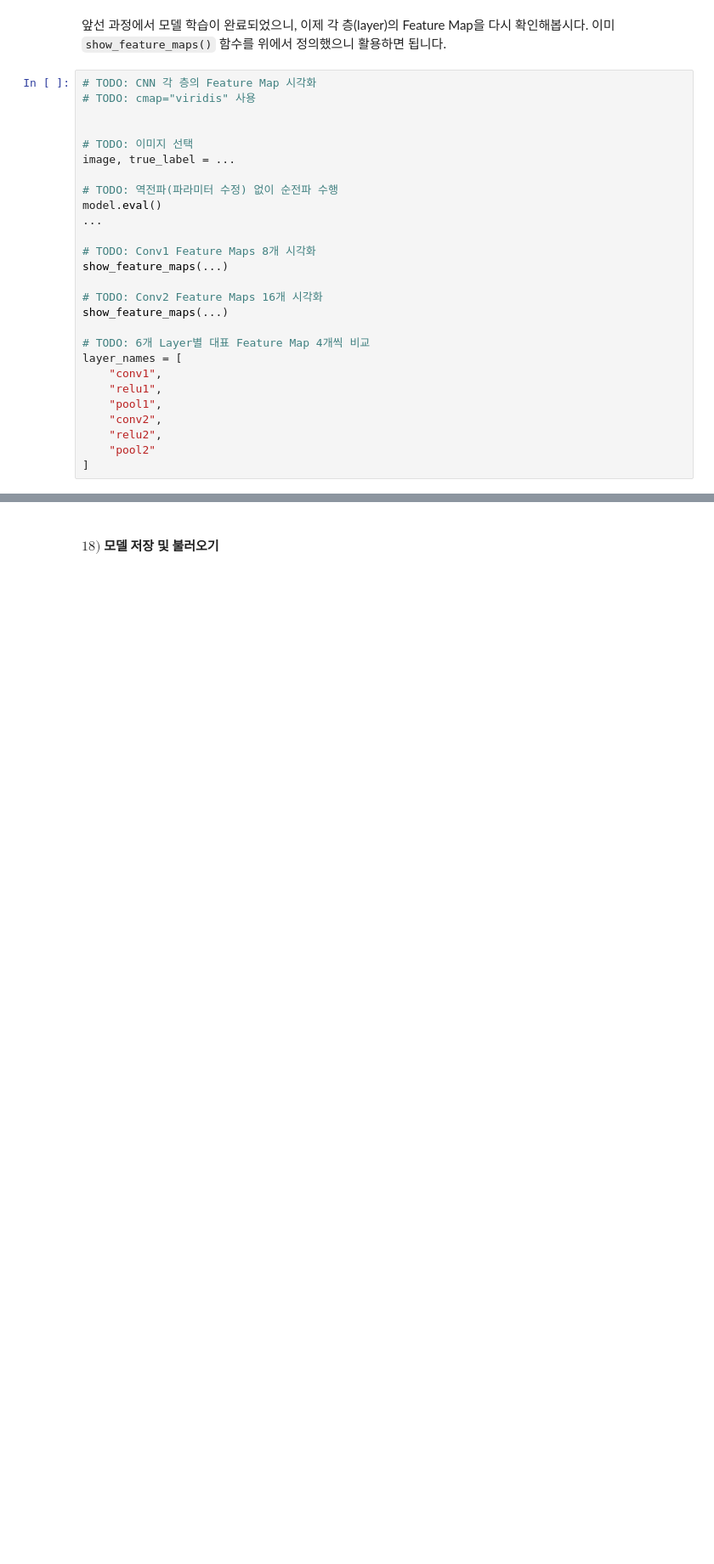
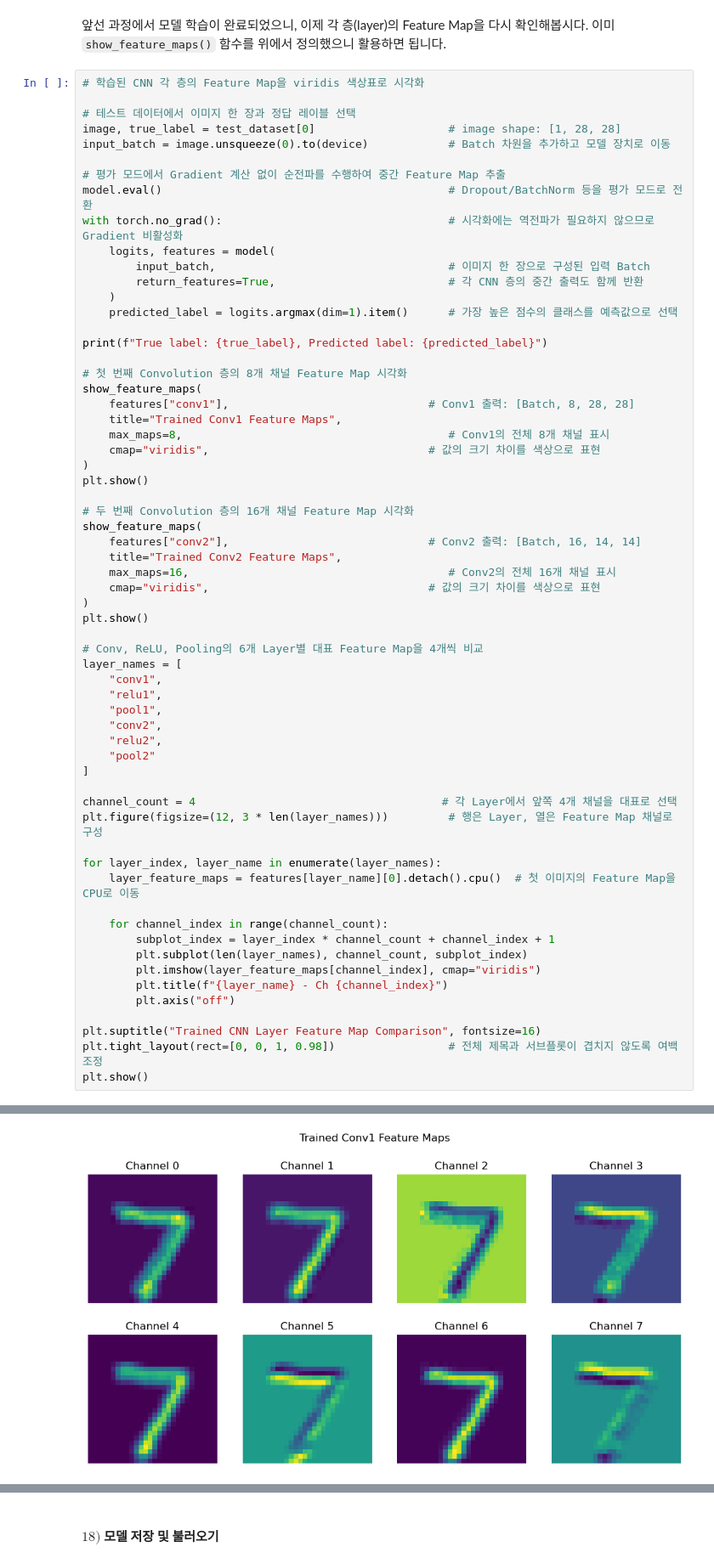
Before and after one commit to seedevk8s/physical-ai-vision-llm-gemma-multimodal, a Jupyter notebook: 03_DL-and-GPU.ipynb, the cells around one changed output, grey strips where cells are left out. Shown at 85% size. Cells and saved outputs as stored; diff of their text form; blank space fills up the shorter version.

```diff
--- a/03_DL-and-GPU.ipynb
+++ b/03_DL-and-GPU.ipynb
@@ -1937,24 +2157,42 @@ plt.show()
 # %% [markdown]
 앞선 과정에서 모델 학습이 완료되었으니, 이제 각 층(layer)의 Feature Map을 다시 확인해봅시다. 이미 `show_feature_maps()` 함수를 위에서 정의했으니 활용하면 됩니다.
 # %%
-# TODO: CNN 각 층의 Feature Map 시각화
-# TODO: cmap="viridis" 사용
+# 학습된 CNN 각 층의 Feature Map을 viridis 색상표로 시각화
 
+# 테스트 데이터에서 이미지 한 장과 정답 레이블 선택
+image, true_label = test_dataset[0]                    # image shape: [1, 28, 28]
+input_batch = image.unsqueeze(0).to(device)            # Batch 차원을 추가하고 모델 장치로 이동
 
-# TODO: 이미지 선택
-image, true_label = ...
+# 평가 모드에서 Gradient 계산 없이 순전파를 수행하여 중간 Feature Map 추출
+model.eval()                                           # Dropout/BatchNorm 등을 평가 모드로 전환
+with torch.no_grad():                                  # 시각화에는 역전파가 필요하지 않으므로 Gradient 비활성화
+    logits, features = model(
+        input_batch,                                   # 이미지 한 장으로 구성된 입력 Batch
+        return_features=True,                          # 각 CNN 층의 중간 출력도 함께 반환
+    )
+    predicted_label = logits.argmax(dim=1).item()      # 가장 높은 점수의 클래스를 예측값으로 선택
 
-# TODO: 역전파(파라미터 수정) 없이 순전파 수행
-model.eval()
-...
+print(f"True label: {true_label}, Predicted label: {predicted_label}")
 
-# TODO: Conv1 Feature Maps 8개 시각화
-show_feature_maps(...)
+# 첫 번째 Convolution 층의 8개 채널 Feature Map 시각화
+show_feature_maps(
+    features["conv1"],                              # Conv1 출력: [Batch, 8, 28, 28]
+    title="Trained Conv1 Feature Maps",
+    max_maps=8,                                        # Conv1의 전체 8개 채널 표시
+    cmap="viridis",                                 # 값의 크기 차이를 색상으로 표현
+)
+plt.show()
 
-# TODO: Conv2 Feature Maps 16개 시각화
-show_feature_maps(...)
+# 두 번째 Convolution 층의 16개 채널 Feature Map 시각화
+show_feature_maps(
+    features["conv2"],                              # Conv2 출력: [Batch, 16, 14, 14]
+    title="Trained Conv2 Feature Maps",
+    max_maps=16,                                       # Conv2의 전체 16개 채널 표시
+    cmap="viridis",                                 # 값의 크기 차이를 색상으로 표현
+)
+plt.show()
 
-# TODO: 6개 Layer별 대표 Feature Map 4개씩 비교
+# Conv, ReLU, Pooling의 6개 Layer별 대표 Feature Map을 4개씩 비교
 layer_names = [
     "conv1",
     "relu1",
@@ -1963,3 +2201,21 @@ layer_names = [
     "relu2",
     "pool2"
 ]
+
+channel_count = 4                                     # 각 Layer에서 앞쪽 4개 채널을 대표로 선택
+plt.figure(figsize=(12, 3 * len(layer_names)))         # 행은 Layer, 열은 Feature Map 채널로 구성
+
+for layer_index, layer_name in enumerate(layer_names):
+    layer_feature_maps = features[layer_name][0].detach().cpu()  # 첫 이미지의 Feature Map을 CPU로 이동
+
+    for channel_index in range(channel_count):
+        subplot_index = layer_index * channel_count + channel_index + 1
+        plt.subplot(len(layer_names), channel_count, subplot_index)
+        plt.imshow(layer_feature_maps[channel_index], cmap="viridis")
+        plt.title(f"{layer_name} - Ch {channel_index}")
+        plt.axis("off")
+
+plt.suptitle("Trained CNN Layer Feature Map Comparison", fontsize=16)
+plt.tight_layout(rect=[0, 0, 1, 0.98])                 # 전체 제목과 서브플롯이 겹치지 않도록 여백 조정
+plt.show()
+# %% [output]
@@ -1965,0 +2223 @@ layer_names = [
+[figure, added]
```
Also changed, not shown: parts of 43 cells of this notebook, 9 other files.
